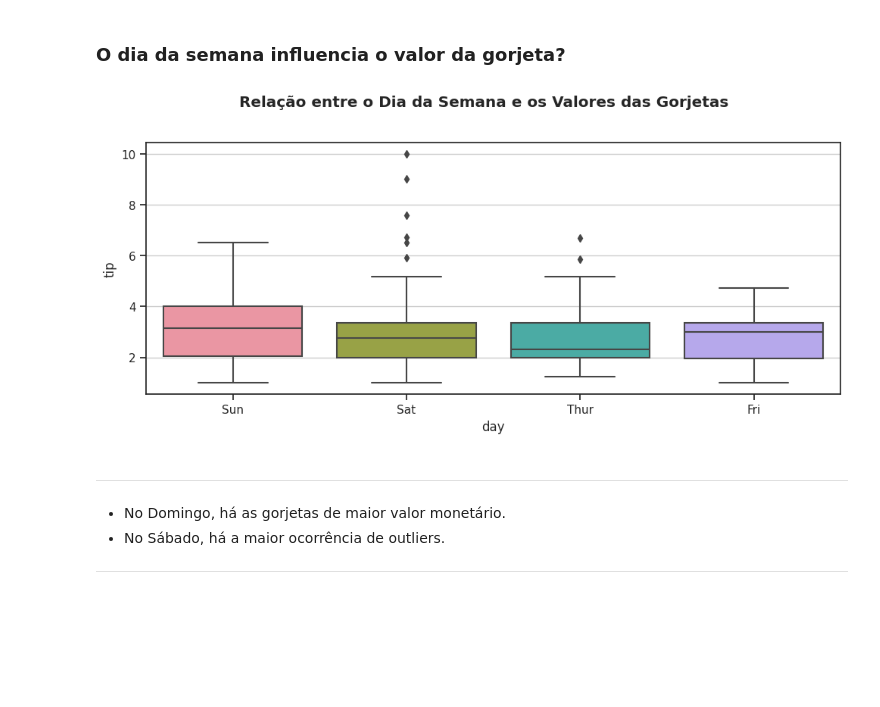
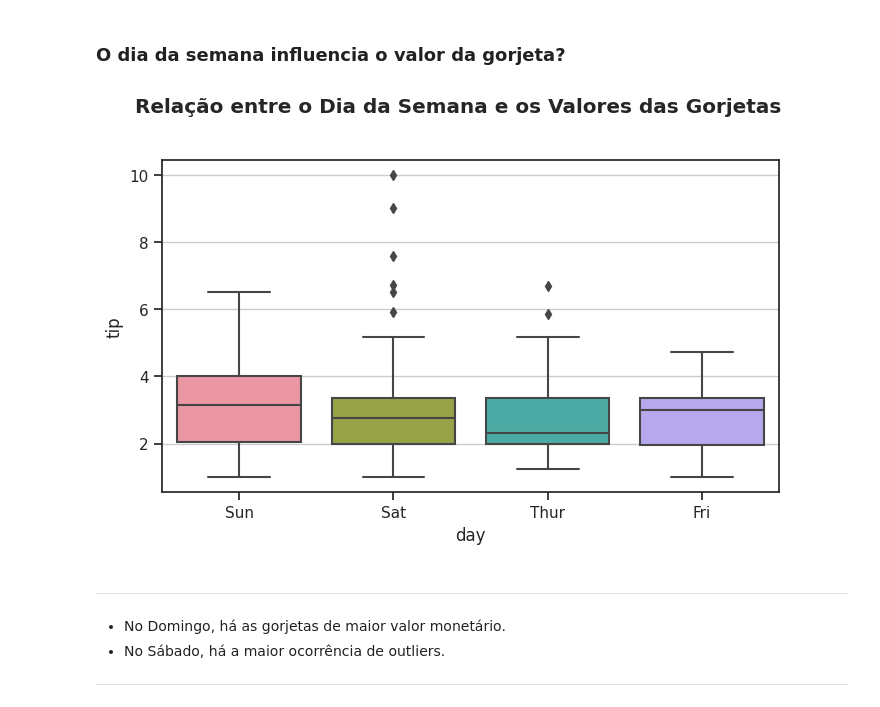
Before and after one commit to Fernanda-Cordeiro/avanti-bootcamp-cdd, a Jupyter notebook: notebooks/01-exploratory_data_analysis.ipynb, the cells around one changed output. Drawn from its saved outputs; the diff is of its cells as text; code cells hidden in the pictures; blank space fills up the shorter version.

```diff
--- a/notebooks/01-exploratory_data_analysis.ipynb
+++ b/notebooks/01-exploratory_data_analysis.ipynb
@@ -7,7 +7,7 @@ import pandas as pd
 import matplotlib.pyplot as plt
 import seaborn as sns
 
-colors = ["#d60202", "#0a2054", "#FF7A00"]
+colors = ["#d60202", "#0a2054", "#FF7A00", "#008000"]
 sns.set_theme(style="ticks")
 sns.set_palette(sns.color_palette(colors))
 # %% [markdown]
@@ -107,7 +107,7 @@ df.describe(include='all')
 - O número de pessoas na mesa varia entre **1** e **6** pessoas.
 ---
 # %%
-fig, axes = plt.subplots(2, 2, figsize=(11,8))
+fig, axes = plt.subplots(2, 2, figsize=(10,6))
 plt.tight_layout(pad=4, w_pad=10, h_pad=5)
 fig.suptitle('Distribuição de Variáveis Qualitativas', fontweight='bold')
 for i, variavel in enumerate(dicionario.query("tipo == 'qualitativa'").variavel.to_list()):
@@ -143,7 +143,7 @@ Total de Participantes da Pesquisa: 244
 - O horário com mais gorjetas é o Jantar. Nele, ocorre a prevalência de 72% do total  de gorjetas.
 ---
 # %%
-fig, axes = plt.subplots(1, 3, figsize=(11,4))
+fig, axes = plt.subplots(1, 3, figsize=(10,6))
 plt.tight_layout(pad=4, w_pad=10, h_pad=5)
 fig.suptitle('Distribuição de Variáveis Quantitativas', fontweight='bold')
 for i, variavel in enumerate(dicionario.query("tipo == 'quantitativa'").variavel.to_list()):
@@ -173,7 +173,7 @@ Total de Participantes da Pesquisa: 244
 # %% [markdown]
 ### O horário influencia o valor da gorjeta?
 # %%
-fig, ax = plt.subplots(figsize=(11, 5))
+fig, ax = plt.subplots(figsize=(8, 5))
 plt.tight_layout(pad=4, w_pad=2, h_pad=5)
 fig.suptitle('Relação entre o Horário da Refeição e os Valores das Gorjetas', fontweight='bold')
 for i, variavel in enumerate(dicionario.query("tipo == 'quantitativa' and variavel == 'tip'").variavel.to_list()):
@@ -181,10 +181,9 @@ for i, variavel in enumerate(dicionario.query("tipo == 'quantitativa' and variav
         x="time",
         y=variavel,
         data=df,
-        ax=ax
+        ax=ax,
     )
     handles, labels = plt.gca().get_legend_handles_labels()
     ax.grid(axis='y', linestyle='-')
-    ax.legend([],[], frameon=False)
 plt.show()
 # %% [output]
@@ -196,22 +195,21 @@ plt.show()
 # %% [markdown]
 ### O dia da semana influencia o valor da gorjeta?
 # %%
-fig, ax = plt.subplots(figsize=(11, 5))
+fig, ax = plt.subplots(figsize=(8, 5))
 plt.tight_layout(pad=4, w_pad=2, h_pad=5)
 fig.suptitle('Relação entre o Dia da Semana e os Valores das Gorjetas', fontweight='bold')
 for i, variavel in enumerate(dicionario.query("tipo == 'quantitativa' and variavel == 'tip'").variavel.to_list()):
     ax = sns.boxplot(
         x="day",
         y=variavel,
         data=df,
-        ax=ax
+        ax=ax,
     )
     handles, labels = plt.gca().get_legend_handles_labels()
     ax.grid(axis='y', linestyle='-')
-    ax.legend([],[], frameon=False)
 plt.show()
 # %% [output]
-[figure, old version]
+[figure, new version]
 # %% [markdown]
 ---
 - No Domingo, há as gorjetas de maior valor monetário.
```
Also changed, not shown: parts of 6 cells of this notebook.
